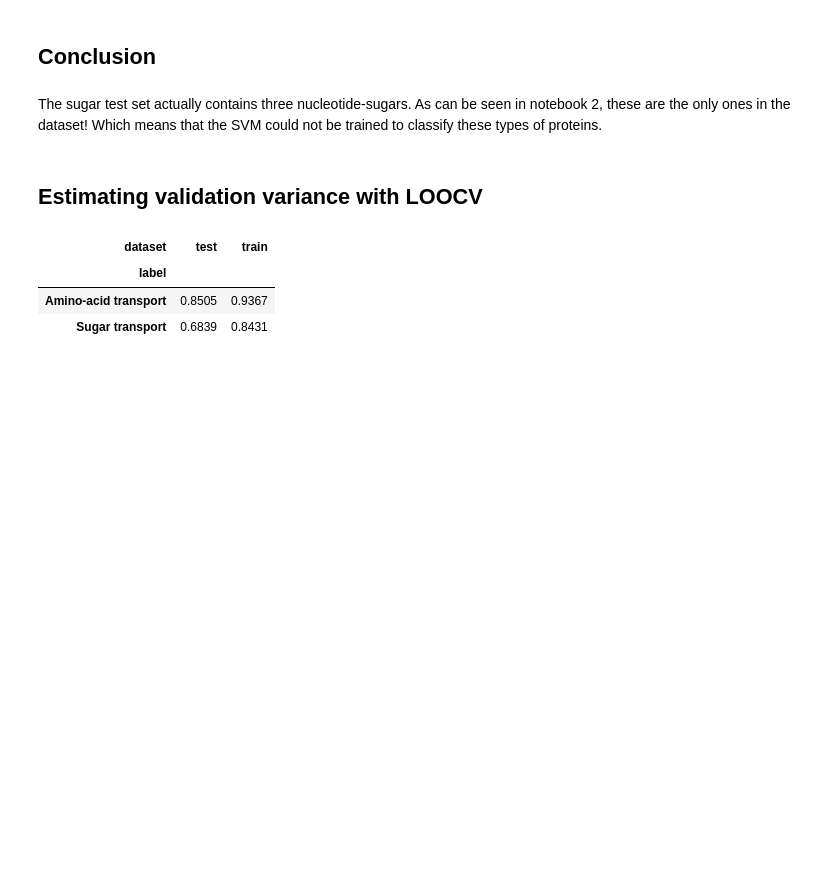
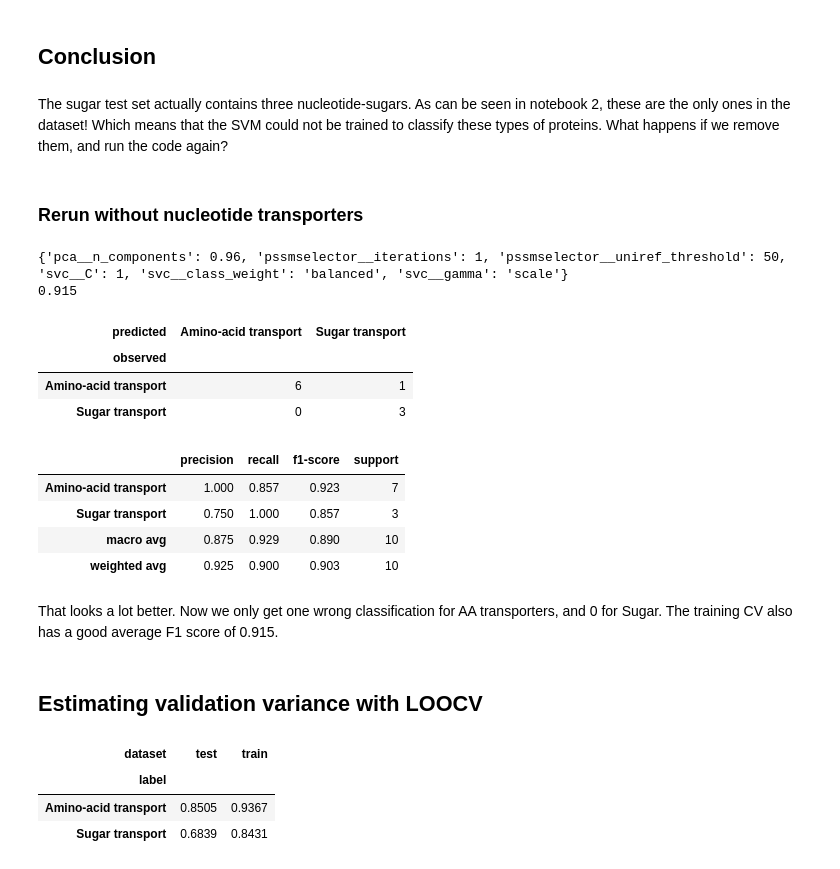
Before and after one commit to adenger/subpred3, a Jupyter notebook: notebooks/yeast_05_evaluation_paac.ipynb, the cells around one changed output. Cells and saved outputs as stored; diff of their text form; code cells hidden in the pictures; blank space fills up the shorter version.

Commit message:
additional test without nucleotide sugars

```diff
--- a/notebooks/yeast_05_evaluation_paac.ipynb
+++ b/notebooks/yeast_05_evaluation_paac.ipynb
@@ -248,7 +248,52 @@ df.loc[sample_names_test].query("keywords_transport == 'Sugar transport'")
 # %% [markdown]
 ## Conclusion
 # %% [markdown]
-The sugar test set actually contains three nucleotide-sugars. As can be seen in notebook 2, these are the only ones in the dataset! Which means that the SVM could not be trained to classify these types of proteins.
+The sugar test set actually contains three nucleotide-sugars. As can be seen in notebook 2, these are the only ones in the dataset! Which means that the SVM could not be trained to classify these types of proteins. What happens if we remove them, and run the code again?
+# %% [markdown]
+### Rerun without nucleotide transporters
+# %%
+proteins_non_nuc_sugar = df[~df.protein_names.str.contains("UDP") &  ~df.protein_names.str.contains("GDP")].index.tolist()
+
+X, y, feature_names, sample_names = preprocess_pandas(
+    df_paac.loc[proteins_non_nuc_sugar], labels.loc[proteins_non_nuc_sugar], return_names=True
+)
+(
+    X_train,
+    X_test,
+    y_train,
+    y_test,
+    sample_names_train,
+    sample_names_test,
+) = get_independent_test_set(X, y, sample_names=sample_names, test_size=0.2)
+
+gsearch = optimize_hyperparams(
+    X_train,
+    y_train,
+    kernel="rbf",
+    dim_reduction="pca",
+    feature_transformer="pssm",
+    feature_names=feature_names,
+    # C=[1, 0.1, 10],
+    # gamma=["scale"],
+)
+best_estimator_svc_pca = gsearch
+
+display(get_confusion_matrix(X_test, y_test, best_estimator_svc_pca, labels=labels))
+display(get_classification_report(X_test, y_test, best_estimator_svc_pca, labels=labels))
+# %% [output]
+{'pca__n_components': 0.96, 'pssmselector__iterations': 1, 'pssmselector__uniref_threshold': 50, 'svc__C': 1, 'svc__class_weight': 'balanced', 'svc__gamma': 'scale'}
+0.915
+| predicted | Amino-acid transport | Sugar transport |
+| observed |  |  |
+| Amino-acid transport | 6 | 1 |
+| Sugar transport | 0 | 3 |
+|  | precision | recall | f1-score | support |
+| Amino-acid transport | 1.000 | 0.857 | 0.923 | 7 |
+| Sugar transport | 0.750 | 1.000 | 0.857 | 3 |
+| macro avg | 0.875 | 0.929 | 0.890 | 10 |
+| weighted avg | 0.925 | 0.900 | 0.903 | 10 |
+# %% [markdown]
+That looks a lot better. Now we only get one wrong classification for AA transporters, and 0 for Sugar. The training CV also has a good average F1 score of 0.915.
 # %% [markdown]
 ## Estimating validation variance with LOOCV
 # %%
```
